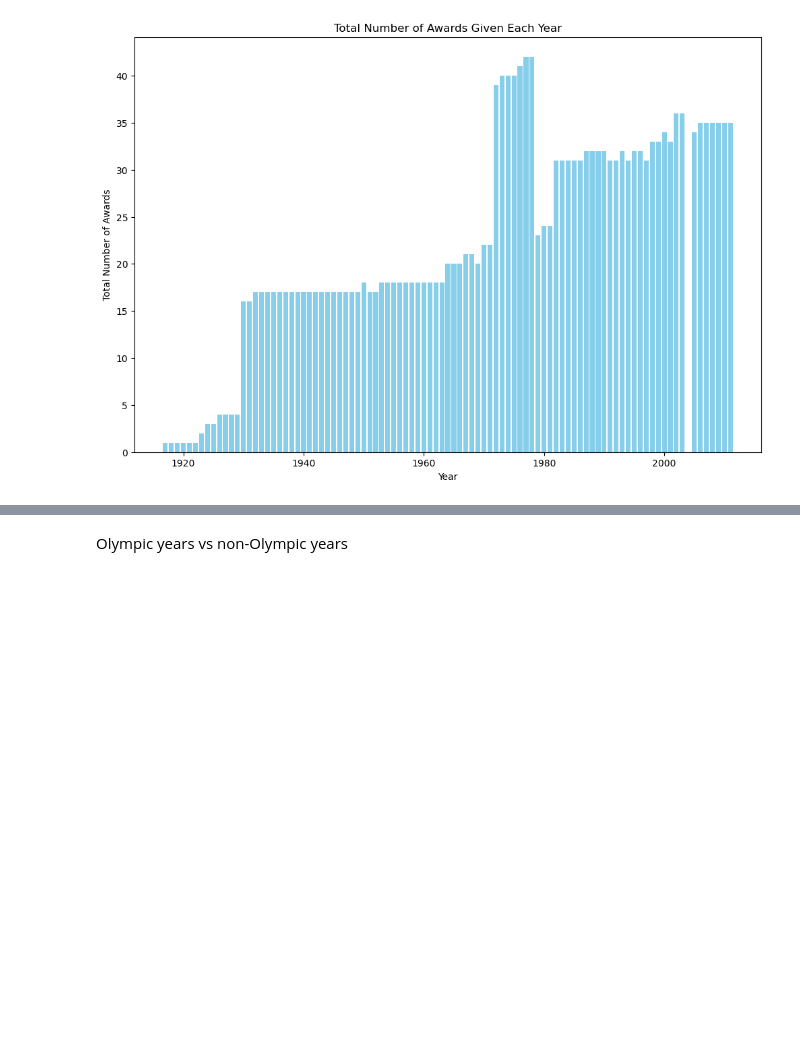
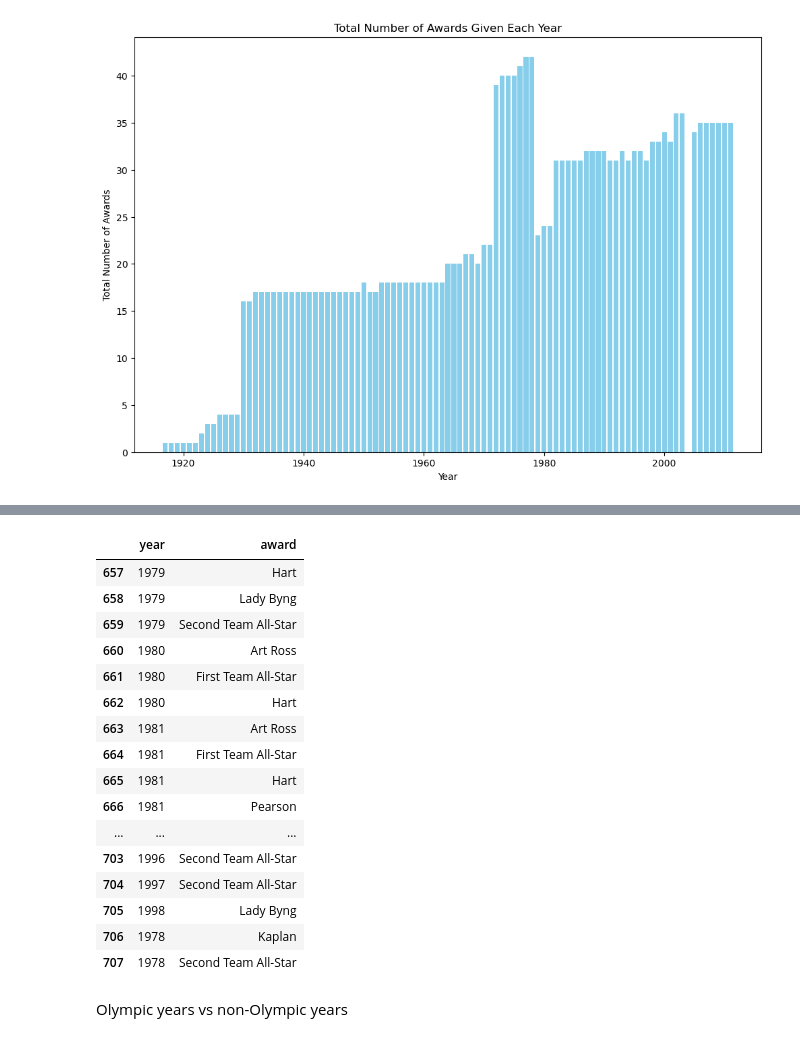
Before and after one commit to samwallach7/Project1-DELTS, a Jupyter notebook: awards&hof.ipynb, the cells around one changed output, grey strips where cells are left out. Cells and saved outputs as stored; diff of their text form; code cells hidden in the pictures; blank space fills up the shorter version.

```diff
--- a/awards&hof.ipynb
+++ b/awards&hof.ipynb
@@ -172,3 +192,27 @@ plt.show()
+# %%
+# Filter awards data for Wayne Gretzky
+wayne_gretzky_awards = players_with_awards[players_with_awards['player_name'] == 'Wayne Gretzky']
+
+# Display the relevant information
+wayne_gretzky_awards[['year', 'award']]
+# %% [output]
+|  | year | award |
+| 657 | 1979 | Hart |
+| 658 | 1979 | Lady Byng |
+| 659 | 1979 | Second Team All-Star |
+| 660 | 1980 | Art Ross |
+| 661 | 1980 | First Team All-Star |
+| 662 | 1980 | Hart |
+| 663 | 1981 | Art Ross |
+| 664 | 1981 | First Team All-Star |
+| 665 | 1981 | Hart |
+| 666 | 1981 | Pearson |
+| ... | ... | ... |
+| 703 | 1996 | Second Team All-Star |
+| 704 | 1997 | Second Team All-Star |
+| 705 | 1998 | Lady Byng |
+| 706 | 1978 | Kaplan |
+| 707 | 1978 | Second Team All-Star |
 # %% [markdown]
 Olympic years vs non-Olympic years
 # %%
```
Also changed, not shown: parts of 2 cells of this notebook.
